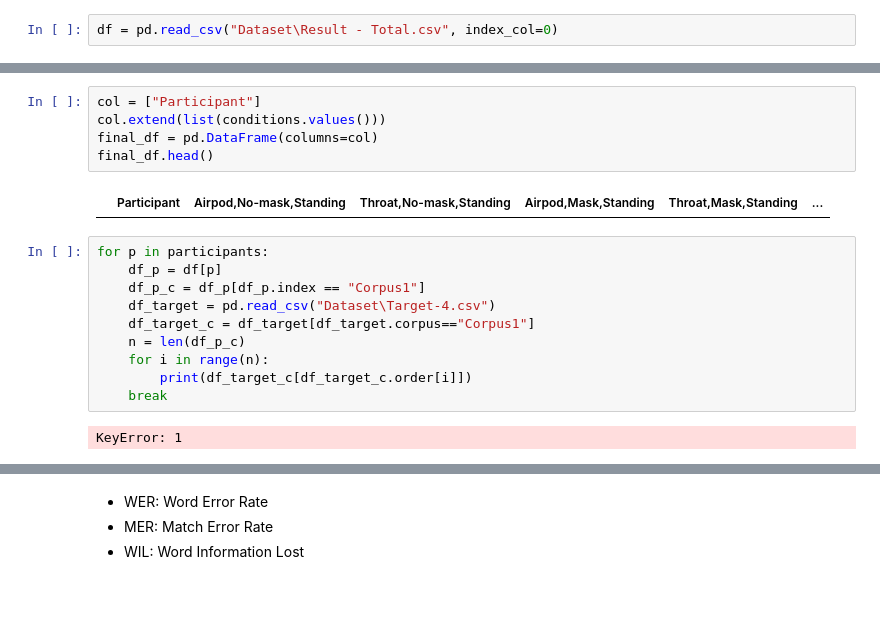
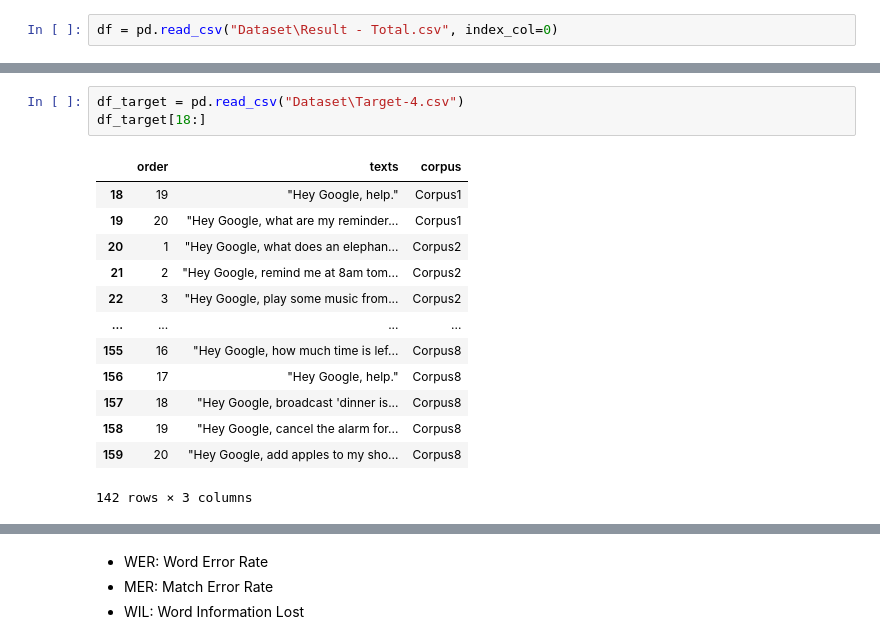
Before and after one commit to Thetang-145/HCI-Code, a Jupyter notebook: HCI_Clean_Sentences.ipynb, the cells around one changed output, grey strips where cells are left out. Cells and saved outputs as stored; diff of their text form; blank space fills up the shorter version.

```diff
--- a/HCI_Clean_Sentences.ipynb
+++ b/HCI_Clean_Sentences.ipynb
@@ -55,19 +55,17 @@ cond_table
-# %%
-col = ["Participant"]
-col.extend(list(conditions.values()))
-final_df = pd.DataFrame(columns=col)
-final_df.head()
-# %% [output]
-|  | Participant | Airpod,No-mask,Standing | Throat,No-mask,Standing | Airpod,Mask,Standing | Throat,Mask,Standing | ... |
-# %%
-for p in participants:
-    df_p = df[p]
-    df_p_c = df_p[df_p.index == "Corpus1"]
-    df_target = pd.read_csv("Dataset\Target-4.csv")
-    df_target_c = df_target[df_target.corpus=="Corpus1"]
-    n = len(df_p_c)
-    for i in range(n):
-        print(df_target_c[df_target_c.order[i]])
-    break
-# %% [output]
-KeyError: 1
+# %%
+df_target = pd.read_csv("Dataset\Target-4.csv")
+df_target[18:]
+# %% [output]
+|  | order | texts | corpus |
+| 18 | 19 | "Hey Google, help." | Corpus1 |
+| 19 | 20 | "Hey Google, what are my reminder... | Corpus1 |
+| 20 | 1 | "Hey Google, what does an elephan... | Corpus2 |
+| 21 | 2 | "Hey Google, remind me at 8am tom... | Corpus2 |
+| 22 | 3 | "Hey Google, play some music from... | Corpus2 |
+| ... | ... | ... | ... |
+| 155 | 16 | "Hey Google, how much time is lef... | Corpus8 |
+| 156 | 17 | "Hey Google, help." | Corpus8 |
+| 157 | 18 | "Hey Google, broadcast 'dinner is... | Corpus8 |
+| 158 | 19 | "Hey Google, cancel the alarm for... | Corpus8 |
+| 159 | 20 | "Hey Google, add apples to my sho... | Corpus8 |
+142 rows × 3 columns
```
Also changed, not shown: parts of 7 cells of this notebook, 1 other file.
